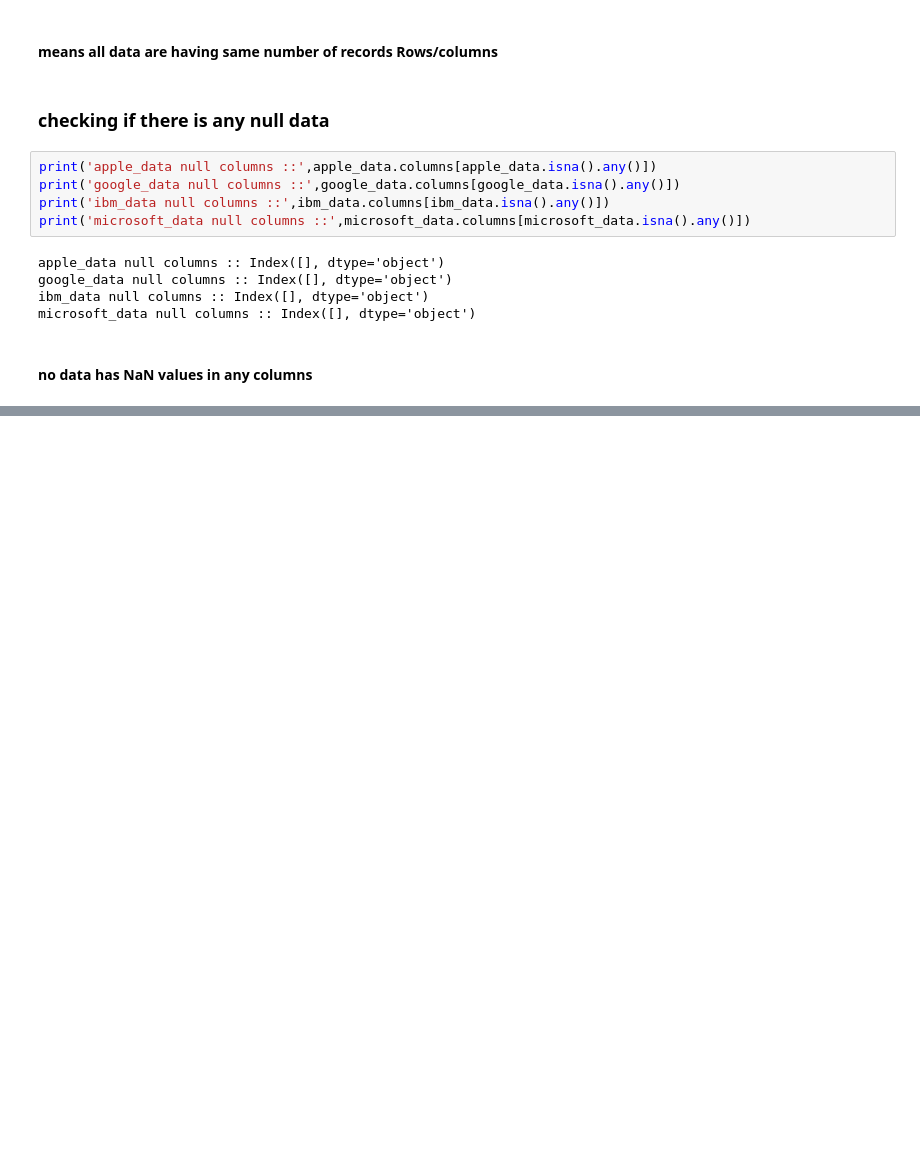
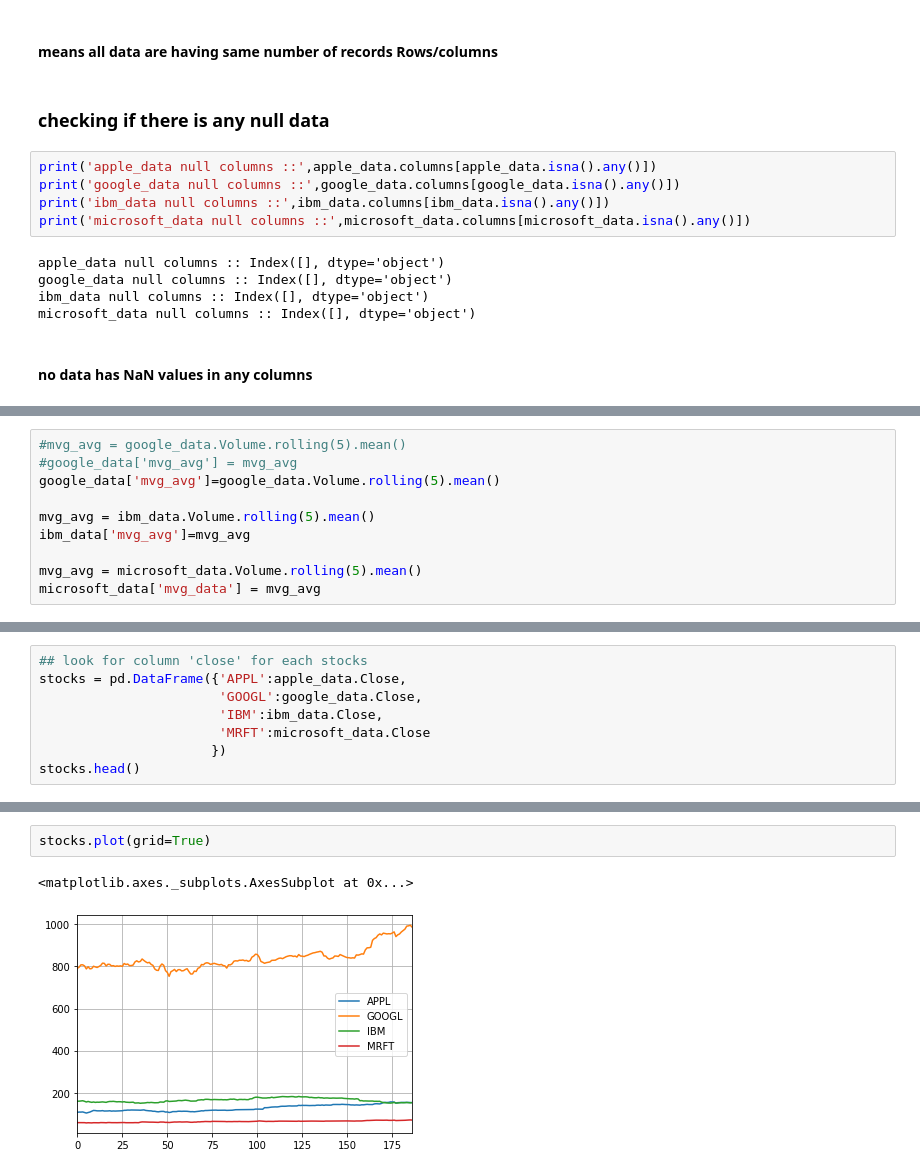
Before and after one commit to ranjeetgarodia/casestudy_stocks, a Jupyter notebook: casestudy_stocks.ipynb, the cells around one changed output, grey strips where cells are left out. Drawn from its saved outputs; the diff is of its cells as text; blank space fills up the shorter version.

```diff
--- a/casestudy_stocks.ipynb
+++ b/casestudy_stocks.ipynb
@@ -48,0 +107,10 @@ microsoft_data null columns :: Index([], dtype='object')
+# %%
+#mvg_avg = google_data.Volume.rolling(5).mean()
+#google_data['mvg_avg'] = mvg_avg
+google_data['mvg_avg']=google_data.Volume.rolling(5).mean()
+
+mvg_avg = ibm_data.Volume.rolling(5).mean()
+ibm_data['mvg_avg']=mvg_avg
+
+mvg_avg = microsoft_data.Volume.rolling(5).mean()
+microsoft_data['mvg_data'] = mvg_avg
@@ -48,0 +143,8 @@ microsoft_data null columns :: Index([], dtype='object')
+# %%
+## look for column 'close' for each stocks
+stocks = pd.DataFrame({'APPL':apple_data.Close,
+                       'GOOGL':google_data.Close,
+                       'IBM':ibm_data.Close,
+                       'MRFT':microsoft_data.Close
+                      })
+stocks.head()
@@ -48,0 +158,5 @@ microsoft_data null columns :: Index([], dtype='object')
+# %%
+stocks.plot(grid=True)
+# %% [output]
+<matplotlib.axes._subplots.AxesSubplot at 0x...>
+[figure, added]
```
Also changed, not shown: parts of 45 cells of this notebook.
